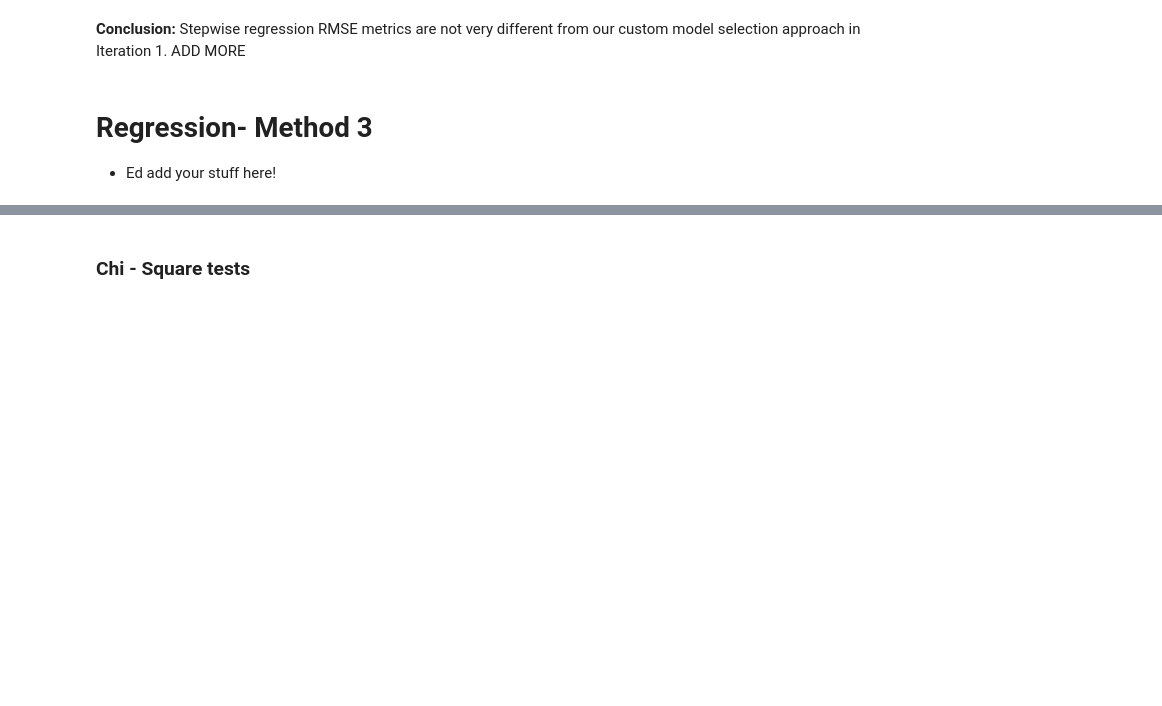
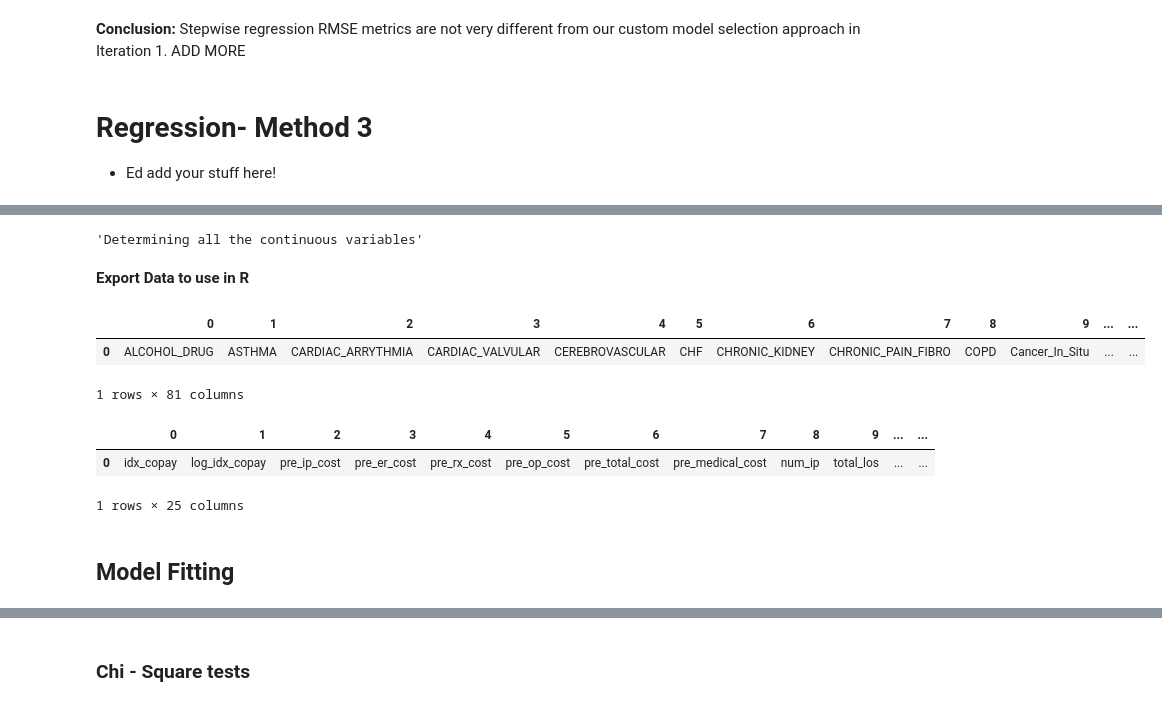
Before and after one commit to edalrami/hccs-final, a Jupyter notebook: Healthcare Final Project - DR.ipynb, the cells around one changed output, grey strips where cells are left out. Cells and saved outputs as stored; diff of their text form; code cells hidden in the pictures; blank space fills up the shorter version.

```diff
--- a/Healthcare Final Project - DR.ipynb
+++ b/Healthcare Final Project - DR.ipynb
@@ -952,0 +966,5 @@ CONCLUSION
+# %%
+#Gather all feature names
+possible_cat_features = np.array(list(data))
+
+feat_unique_vals = np.array([len(np.unique(data[i])) for i in possible_cat_features])
@@ -952,0 +1025,3 @@ CONCLUSION
+# %%
+encoded = [one_hot_encode(i, cat_features2) for i in un_encoded.columns]
+encoded_cats = pd.DataFrame()
@@ -952,0 +1046,12 @@ CONCLUSION
+# %%
+for i in range(len(encoded)):
+    encoded_cats = pd.concat([encoded_cats, encoded[i]], axis=1)
+
+
+other_cats = np.unique(possible_cat_features[(feat_unique_vals < 3)])
+other_cats = np.setdiff1d(other_cats, possible_features)
+other_cats = data[other_cats]
+other_cats = [other_cats.columns[[not i for i in [bool(re.search('post', x)) for x in other_cats.columns]]]]
+other_cats = np.array(other_cats)
+
+cat_vars = pd.concat([data[other_cats[0]], encoded_cats], axis= 1)
@@ -952,0 +1062,4 @@ CONCLUSION
+# %%
+"""Determining all the continuous variables"""
+# %% [output]
+'Determining all the continuous variables'
@@ -952,0 +1097,10 @@ CONCLUSION
+# %% [markdown]
+**Export Data to use in R**
+# %%
+cat_names = list(cat_vars.columns)
+cat_names = pd.DataFrame(cat_names).T
+cat_names
+# %% [output]
+|  | 0 | 1 | 2 | 3 | 4 | 5 | 6 | 7 | 8 | 9 | ... | ... |
+| 0 | ALCOHOL_DRUG | ASTHMA | CARDIAC_ARRYTHMIA | CARDIAC_VALVULAR | CEREBROVASCULAR | CHF | CHRONIC_KIDNEY | CHRONIC_PAIN_FIBRO | COPD | Cancer_In_Situ | ... | ... |
+1 rows × 81 columns
@@ -952,0 +1109,6 @@ CONCLUSION
+# %%
+pd.DataFrame(cont_names).T
+# %% [output]
+|  | 0 | 1 | 2 | 3 | 4 | 5 | 6 | 7 | 8 | 9 | ... | ... |
+| 0 | idx_copay | log_idx_copay | pre_ip_cost | pre_er_cost | pre_rx_cost | pre_op_cost | pre_total_cost | pre_medical_cost | num_ip | total_los | ... | ... |
+1 rows × 25 columns
@@ -952,0 +1121,2 @@ CONCLUSION
+# %% [markdown]
+## Model Fitting
```
Also changed, not shown: parts of 86 cells of this notebook.
